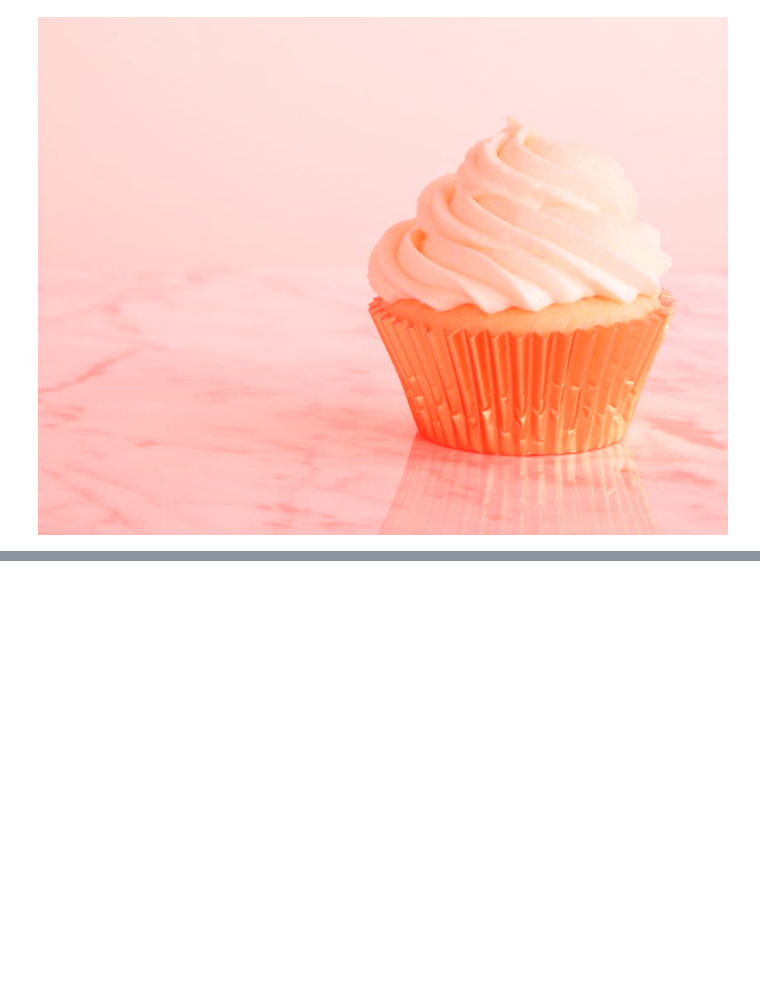
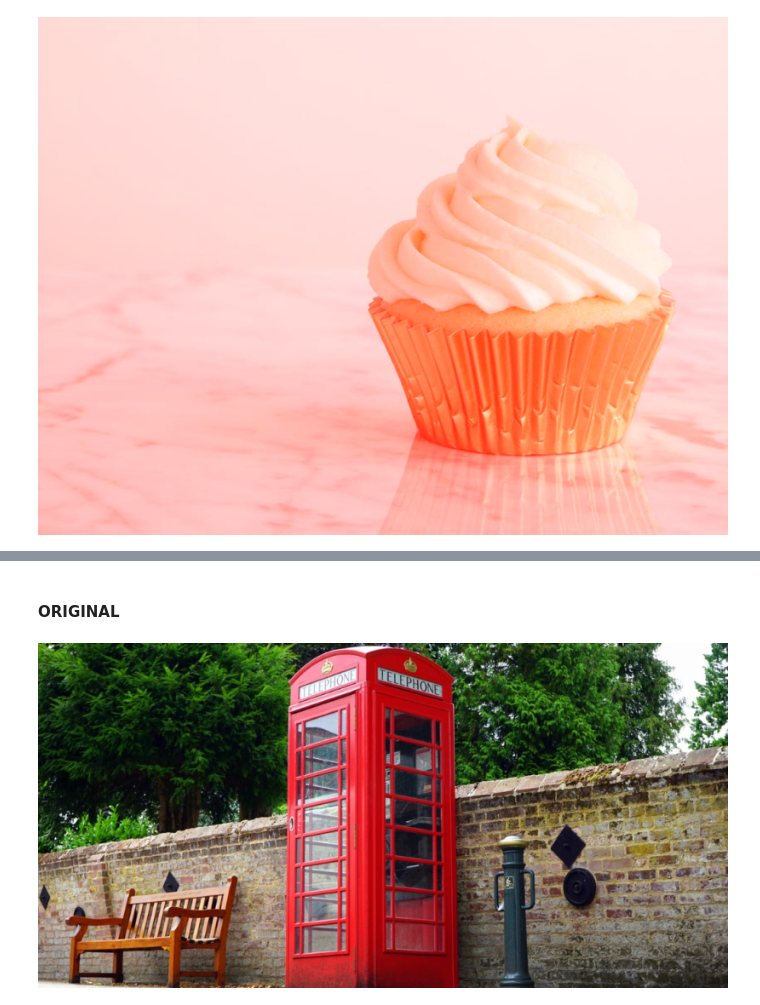
Before and after one commit to sohailk2/CS-Sail-Python-Image-Filtering, a Jupyter notebook: CS SAIL - Python Image Filtering.ipynb, the cells around one changed output, grey strips where cells are left out. Drawn from its saved outputs; the diff is of its cells as text; code cells hidden in the pictures; blank space fills up the shorter version.

```diff
--- a/CS SAIL - Python Image Filtering.ipynb
+++ b/CS SAIL - Python Image Filtering.ipynb
@@ -81,0 +114,8 @@ display(result)
+# %%
+phoneBoothImage = Image.open("Images/phoneBooth.png")
+# %% [markdown]
+#### ORIGINAL
+# %%
+display(phoneBoothImage)
+# %% [output]
+[figure, added]
```
Also changed, not shown: parts of 8 cells of this notebook.
